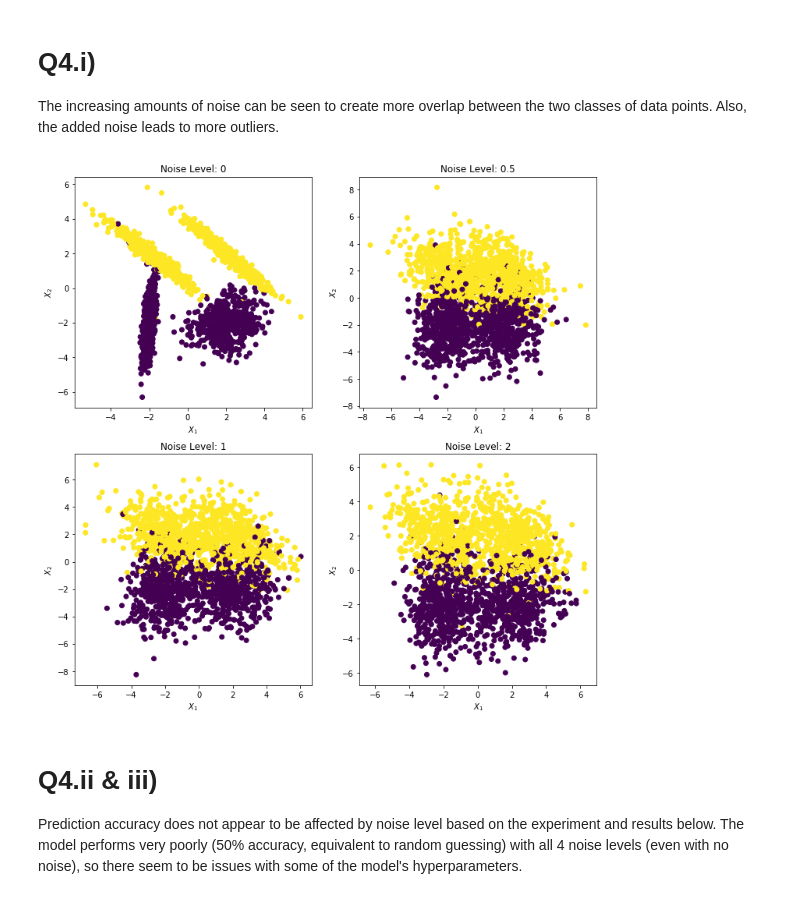
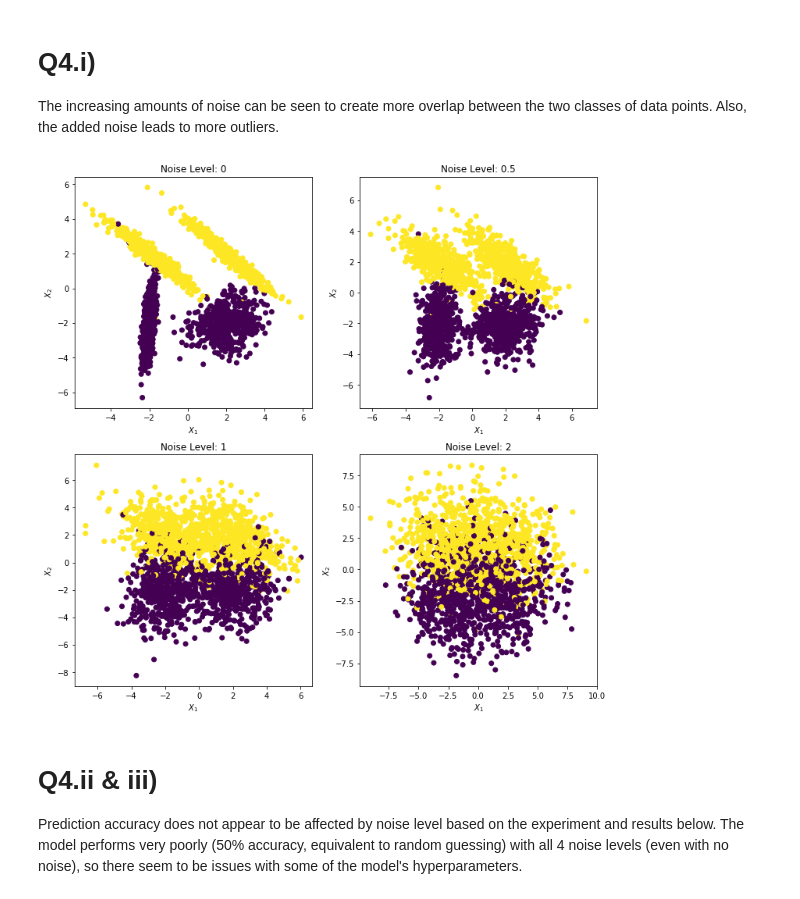
Before and after one commit to igorveselinovic/sysc4906, a Jupyter notebook: assignments/a1/igor_veselinovic_sysc4906_a1.ipynb, the cells around one changed output. Cells and saved outputs as stored; diff of their text form; code cells hidden in the pictures.

```diff
--- a/assignments/a1/igor_veselinovic_sysc4906_a1.ipynb
+++ b/assignments/a1/igor_veselinovic_sysc4906_a1.ipynb
@@ -230,33 +231,33 @@ The increasing amounts of noise can be seen to create more overlap between the t
 # %%
 # Load the required libraries...
 from sklearn.datasets import make_classification
 from sklearn.svm import SVC
 from numpy import random
 
 X, y = make_classification(n_features=2, n_redundant=0, n_informative=2,
                            n_classes=2, n_samples=2000, class_sep=2.0,
                            random_state=3)
 
 rng = np.random.RandomState(2)
 
 Xs = {}
 Xs[0] = X
-Xs[0.5] = X + rng.normal(size=X.shape)
-Xs[1] = X + rng.normal(size=X.shape)
-Xs[2] = X + rng.normal(size=X.shape)
+Xs[0.5] = X + 0.5 * rng.normal(size=X.shape)
+Xs[1] = X + 1 * rng.normal(size=X.shape)
+Xs[2] = X + 2 * rng.normal(size=X.shape)
 
 f = plt.figure(figsize=(12, 12))
 
 i = 1
 for key in Xs:
   p = plt.subplot(2, 2, i)
   p.scatter(Xs[key][:, 0], Xs[key][:, 1], c=y)
   p.set(xlabel="$X_1$", ylabel="$X_2$", title="Noise Level: "+str(key))
   i += 1
 
 f.show()
 # %% [output]
-[figure, old version]
+[figure, new version]
 # %% [markdown]
 # Q4.ii & iii)
 Prediction accuracy does not appear to be affected by noise level based on the experiment and results below. The model performs very poorly (50% accuracy, equivalent to random guessing) with all 4 noise levels (even with no noise), so there seem to be issues with some of the model's hyperparameters.
```
Also changed, not shown: parts of 4 cells of this notebook.
